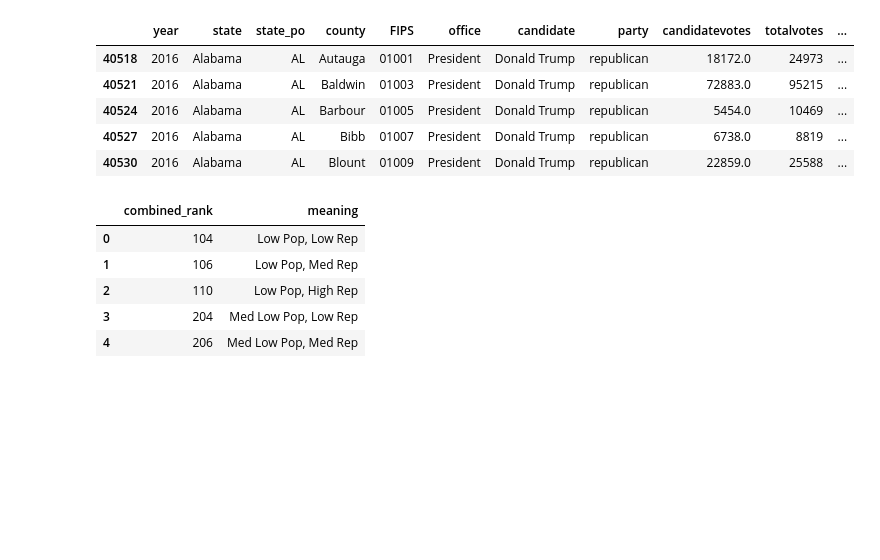
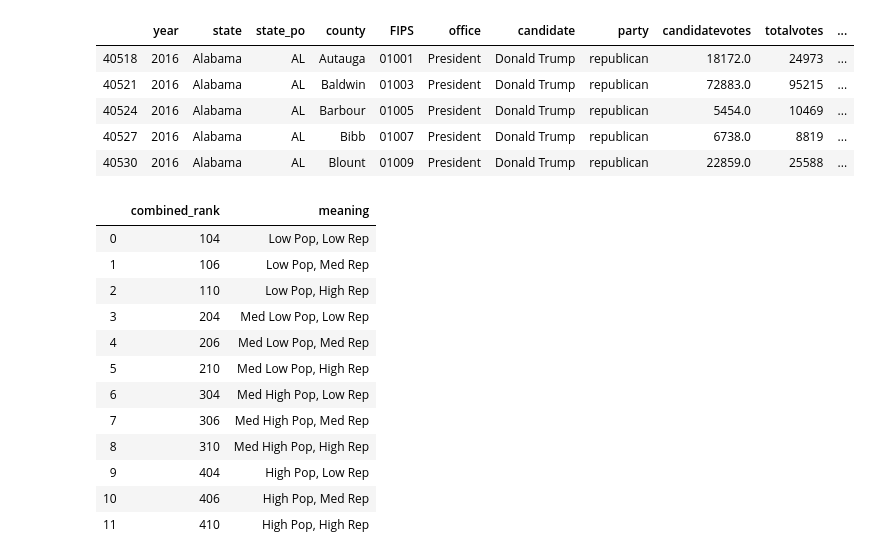
Before and after one commit to VallieTracy/Pres-Election-Partisan-Breakdown, a Jupyter notebook: Final_Code.ipynb, the cells around one changed output. Drawn from its saved outputs; the diff is of its cells as text; code cells hidden in the pictures; blank space fills up the shorter version.

```diff
--- a/Final_Code.ipynb
+++ b/Final_Code.ipynb
@@ -83,20 +111,27 @@ df2016_reps.head()
 # %%
 
 legend_names = {"combined_rank": ['104', '106','110','204', '206','210','304', '306', '310','404', '406', '410'],
                 "meaning": ['Low Pop, Low Rep','Low Pop, Med Rep','Low Pop, High Rep', 'Med Low Pop, Low Rep',
                             'Med Low Pop, Med Rep', 'Med Low Pop, High Rep',
               'Med High Pop, Low Rep', 'Med High Pop, Med Rep', 'Med High Pop, High Rep',
               'High Pop, Low Rep', 'High Pop, Med Rep', 'High Pop, High Rep']
 }
 legend_df = pd.DataFrame(data = legend_names)
-legend_df.head()
+legend_df
 # %% [output]
 |  | combined_rank | meaning |
 | 0 | 104 | Low Pop, Low Rep |
 | 1 | 106 | Low Pop, Med Rep |
 | 2 | 110 | Low Pop, High Rep |
 | 3 | 204 | Med Low Pop, Low Rep |
 | 4 | 206 | Med Low Pop, Med Rep |
+| 5 | 210 | Med Low Pop, High Rep |
+| 6 | 304 | Med High Pop, Low Rep |
+| 7 | 306 | Med High Pop, Med Rep |
+| 8 | 310 | Med High Pop, High Rep |
+| 9 | 404 | High Pop, Low Rep |
+| 10 | 406 | High Pop, Med Rep |
+| 11 | 410 | High Pop, High Rep |
 # %%
 test = pd.merge(df2016_reps, legend_df, on = "combined_rank")
 # %%
```
Also changed, not shown: parts of 2 cells of this notebook, 2 other files.
